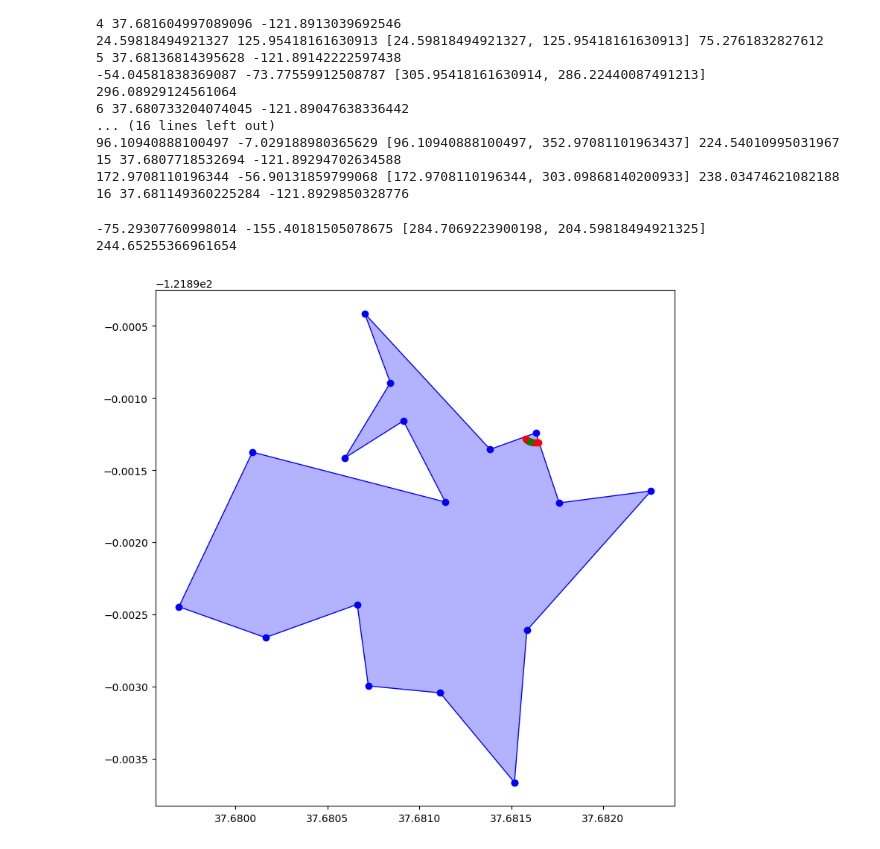
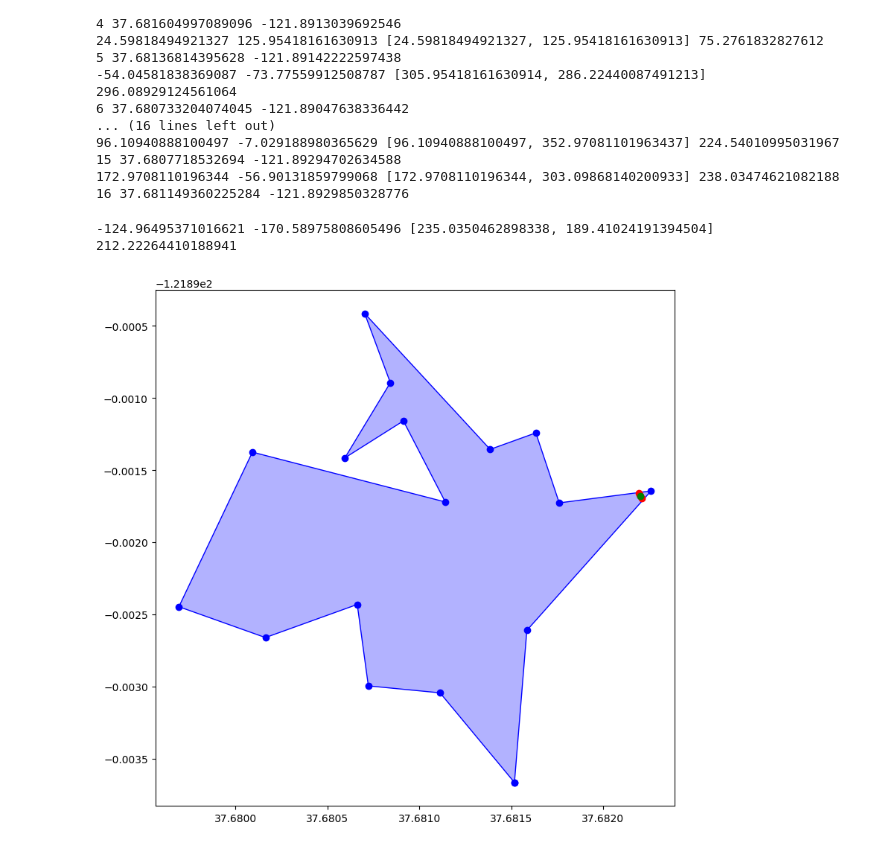
Before and after one commit to TheErickLiu/AmadorUAV2025, a Jupyter notebook: question2.ipynb, the cells around one changed output. Cells and saved outputs as stored; diff of their text form; code cells hidden in the pictures.

```diff
--- a/question2.ipynb
+++ b/question2.ipynb
@@ -733,17 +735,17 @@ for i in range(1, len(geofence_coords) - 1):
 16 37.681149360225284 -121.8929850328776
 # %%
 # test and plot
-id = 4
+id = 2
 point = geofence_polygon.exterior.coords[id]
 candidates = get_nearby_points(point, geofence_polygon, dist=25, num_points=32)
 fig = plt.figure(figsize=(9, 9))
 ax = fig.add_subplot(111)
 plot_polygon(geofence_polygon, ax=ax, add_points=True, color="blue")
 for cand in candidates:
     ax.plot(cand[0], cand[1], 'ro')
 (x, y) = get_adjust_point(id, geofence_polygon)
 ax.plot(x, y, 'go')
 plt.show()
 # %% [output]
--75.29307760998014 -155.40181505078675 [284.7069223900198, 204.59818494921325] 244.65255366961654
+-124.96495371016621 -170.58975808605496 [235.0350462898338, 189.41024191394504] 212.22264410188941
-[figure, old version]
+[figure, new version]
```
Also changed, not shown: parts of 2 cells of this notebook, 3 other files.
